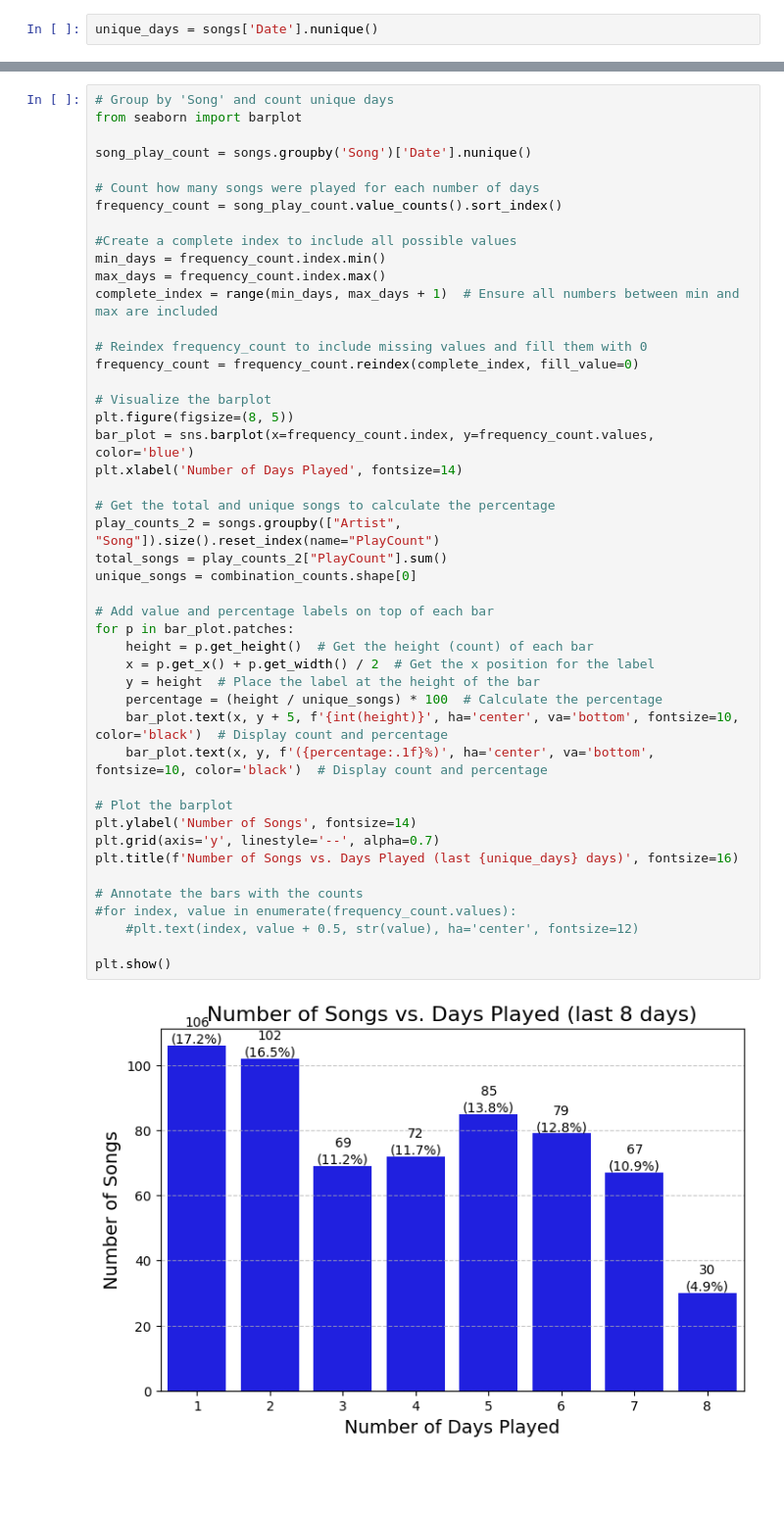
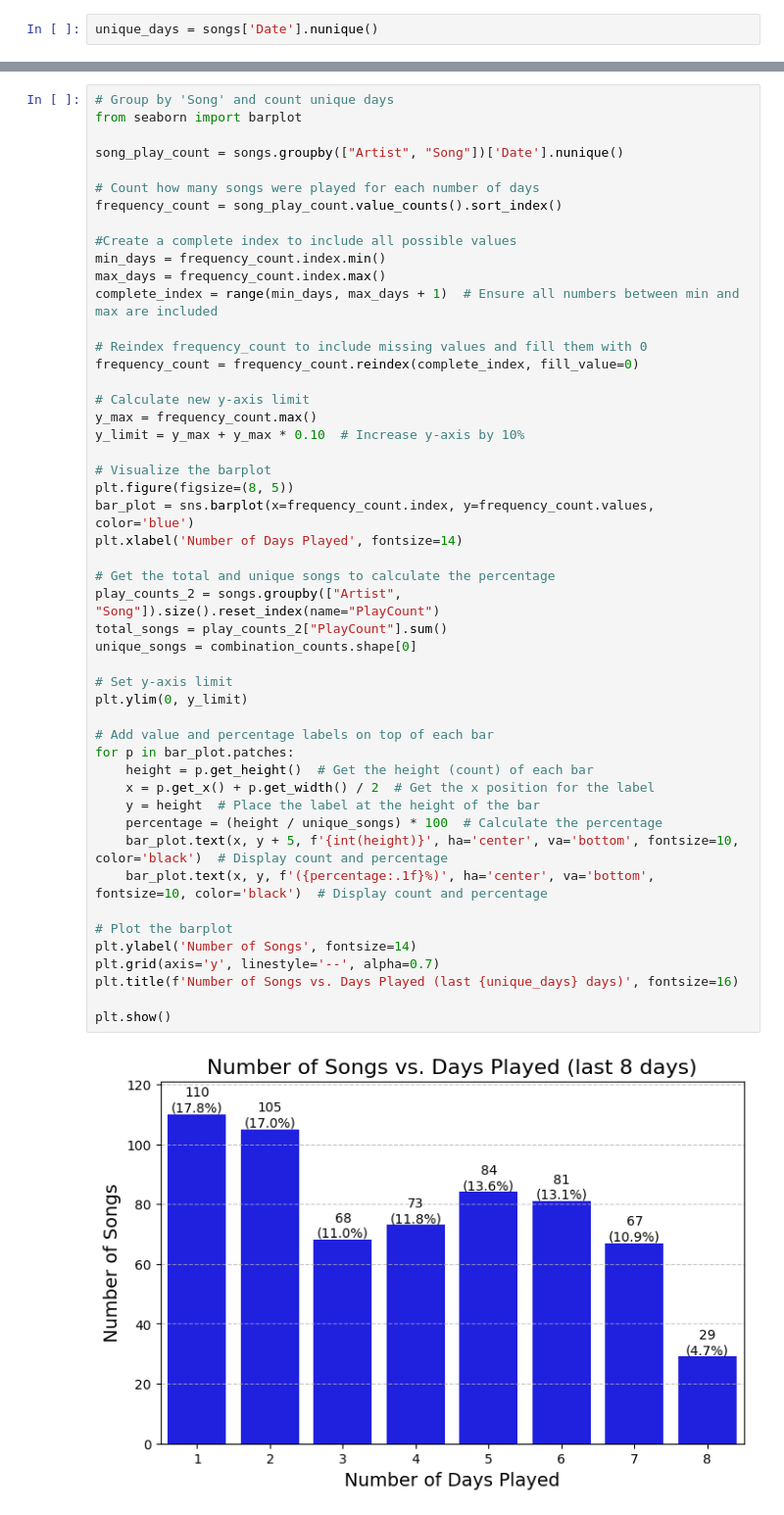
Before and after one commit to LluisCarreras/Projects-Rock-FM, a Jupyter notebook: RockFM.ipynb, the cells around one changed output, grey strips where cells are left out. Shown: that part at 98% size. Cells and saved outputs as stored; diff of their text form; blank space fills up the shorter version.

Commit message:
fix: Increased y axis in barplots to prettify the display of the bars labels

```diff
--- a/RockFM.ipynb
+++ b/RockFM.ipynb
@@ -159,7 +166,7 @@ plt.show()
 # Group by 'Song' and count unique days
 from seaborn import barplot
 
-song_play_count = songs.groupby('Song')['Date'].nunique()
+song_play_count = songs.groupby(["Artist", "Song"])['Date'].nunique()
 
 # Count how many songs were played for each number of days
 frequency_count = song_play_count.value_counts().sort_index()
@@ -171,35 +178,38 @@ complete_index = range(min_days, max_days + 1)  # Ensure all numbers between min
 
 # Reindex frequency_count to include missing values and fill them with 0
 frequency_count = frequency_count.reindex(complete_index, fill_value=0)
 
+# Calculate new y-axis limit
+y_max = frequency_count.max()
+y_limit = y_max + y_max * 0.10  # Increase y-axis by 10%
+
 # Visualize the barplot
 plt.figure(figsize=(8, 5))
 bar_plot = sns.barplot(x=frequency_count.index, y=frequency_count.values, color='blue')
 plt.xlabel('Number of Days Played', fontsize=14)
 
 # Get the total and unique songs to calculate the percentage
 play_counts_2 = songs.groupby(["Artist", "Song"]).size().reset_index(name="PlayCount")
 total_songs = play_counts_2["PlayCount"].sum()
 unique_songs = combination_counts.shape[0]
+
+# Set y-axis limit
+plt.ylim(0, y_limit)
 
 # Add value and percentage labels on top of each bar
 for p in bar_plot.patches:
     height = p.get_height()  # Get the height (count) of each bar
     x = p.get_x() + p.get_width() / 2  # Get the x position for the label
     y = height  # Place the label at the height of the bar
     percentage = (height / unique_songs) * 100  # Calculate the percentage
     bar_plot.text(x, y + 5, f'{int(height)}', ha='center', va='bottom', fontsize=10, color='black')  # Display count and percentage
     bar_plot.text(x, y, f'({percentage:.1f}%)', ha='center', va='bottom', fontsize=10, color='black')  # Display count and percentage
 
 # Plot the barplot
 plt.ylabel('Number of Songs', fontsize=14)
 plt.grid(axis='y', linestyle='--', alpha=0.7)
 plt.title(f'Number of Songs vs. Days Played (last {unique_days} days)', fontsize=16)
 
-# Annotate the bars with the counts
-#for index, value in enumerate(frequency_count.values):
-    #plt.text(index, value + 0.5, str(value), ha='center', fontsize=12)
-
 plt.show()
 # %% [output]
-[figure, old version]
+[figure, new version]
```
Also changed, not shown: parts of 1 cell of this notebook.
